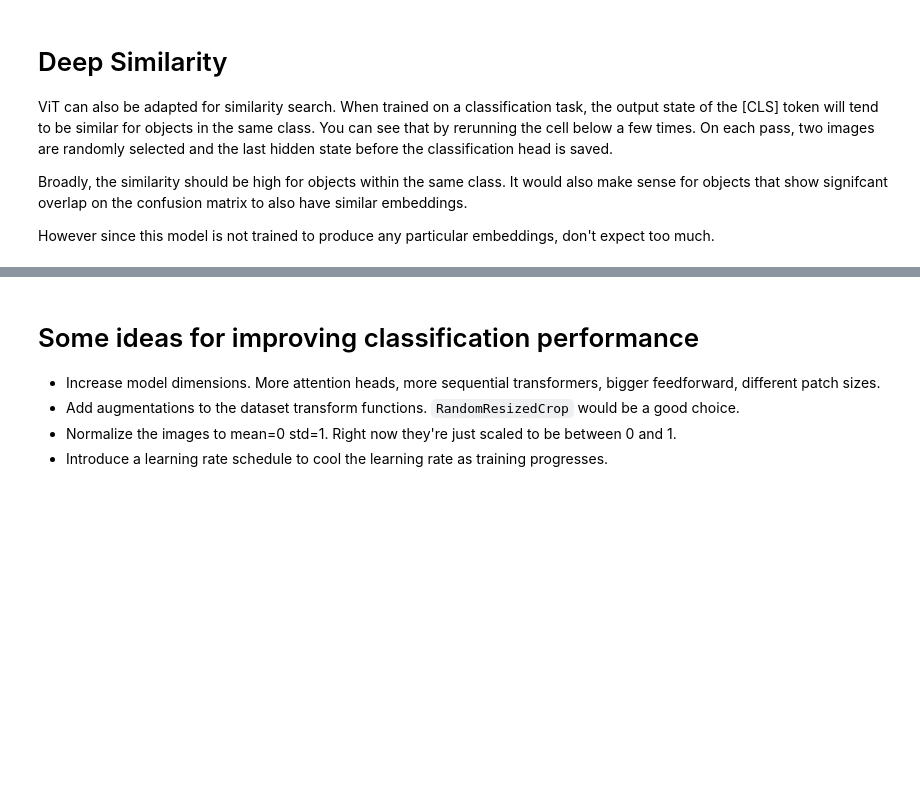
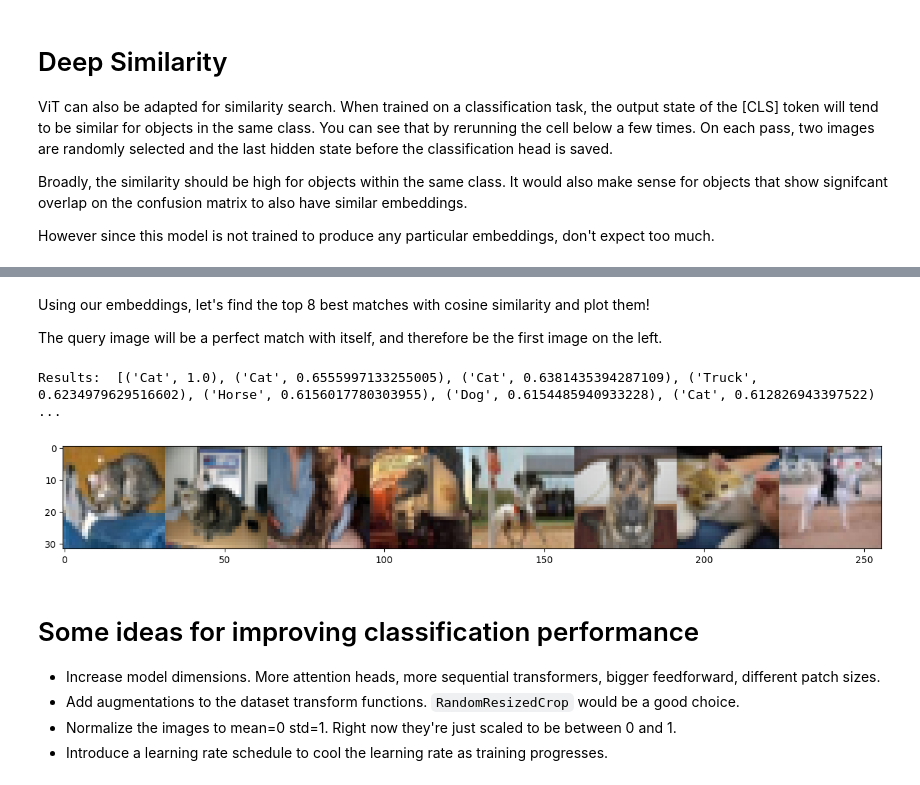
Before and after one commit to kyflores/ml-ks, a Jupyter notebook: minivit_custom_nn.ipynb, the cells around one changed output, grey strips where cells are left out. Drawn from its saved outputs; the diff is of its cells as text; code cells hidden in the pictures; blank space fills up the shorter version.

```diff
--- a/minivit_custom_nn.ipynb
+++ b/minivit_custom_nn.ipynb
@@ -382,2 +437,36 @@ with torch.no_grad():
+# %%
+# Embed every image in the eval set. Because of the hook we set up earlier, they'll all end up in the hidden_state list
+hidden_state = []
+for image, target in tqdm(cifar_eval):
+    _ = vit(image.unsqueeze(0).float().to(device))
+# %% [markdown]
+Using our embeddings, let's find the top 8 best matches with cosine similarity and plot them!
+
+The query image will be a perfect match with itself, and therefore be the first image on the left.
+# %%
+embs = torch.stack(hidden_state)
+
+# This is the image we're using as our point of comparison.
+# We're computing similarity of this image, vs eveyryone else!
+sample_ix = 0
+
+sample = embs[sample_ix]
+sim_metric = nn.CosineSimilarity(dim=1, eps=1e-6)
+sims = sim_metric(sample, embs)
+vals, indicies = torch.topk(sims, 8)
+
+ims = [cifar_eval[x][0] for x in indicies]
+cls = [cifar_eval[x][1] for x in indicies]
+
+ims = torch.cat(ims, dim=2).squeeze().permute(1, 2, 0)
+
+fig, ax = plt.subplots(figsize=(16, 2))
+ax.imshow(ims.cpu().numpy())
+
+# Print the class and cosine similarity score for the 8 (well, 7) best matches.
+print("Results: ", list(zip([ix_to_lbl[x] for x in cls], [x.item() for x in vals.cpu()])))
+# %% [output]
+Results:  [('Cat', 1.0), ('Cat', 0.6555997133255005), ('Cat', 0.6381435394287109), ('Truck', 0.6234979629516602), ('Horse', 0.6156017780303955), ('Dog', 0.6154485940933228), ('Cat', 0.612826943397522) ...
+[figure, added]
 # %%
 # Uncomment to save your weights.
```
Also changed, not shown: parts of 10 cells of this notebook.
